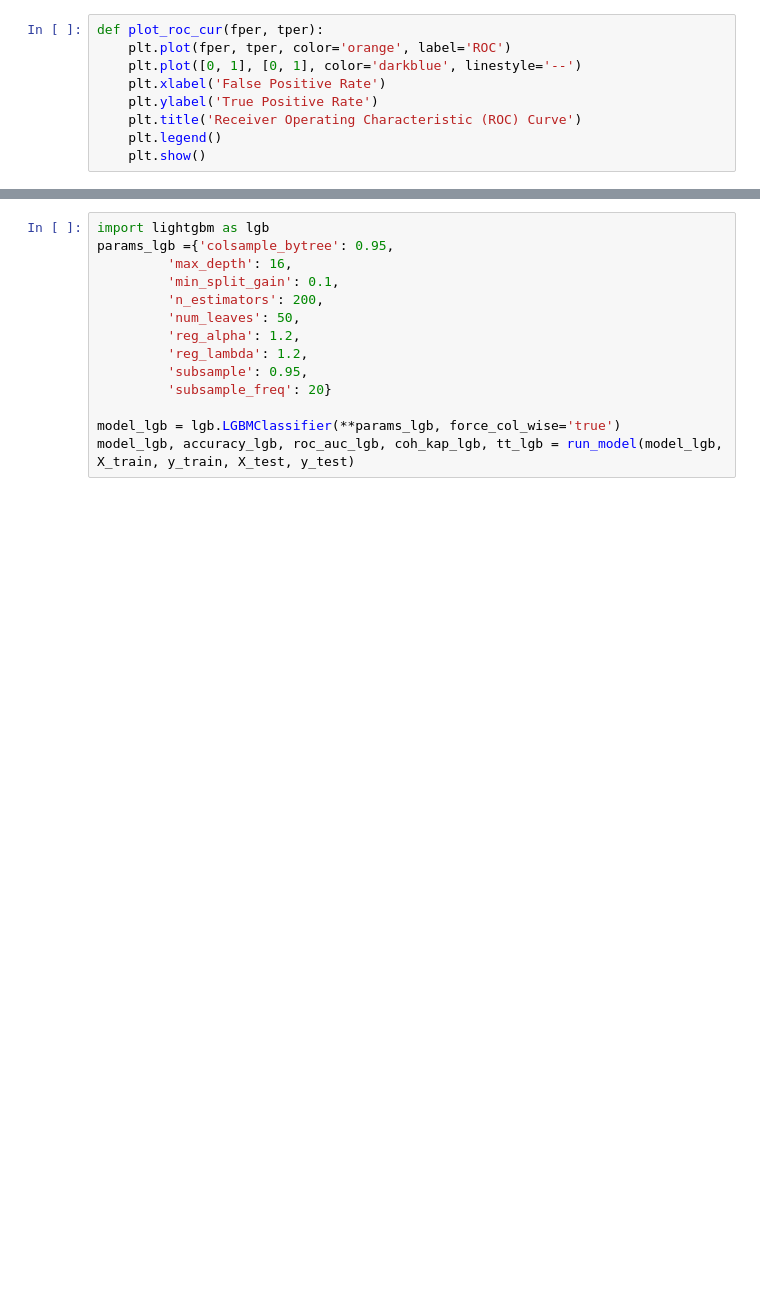
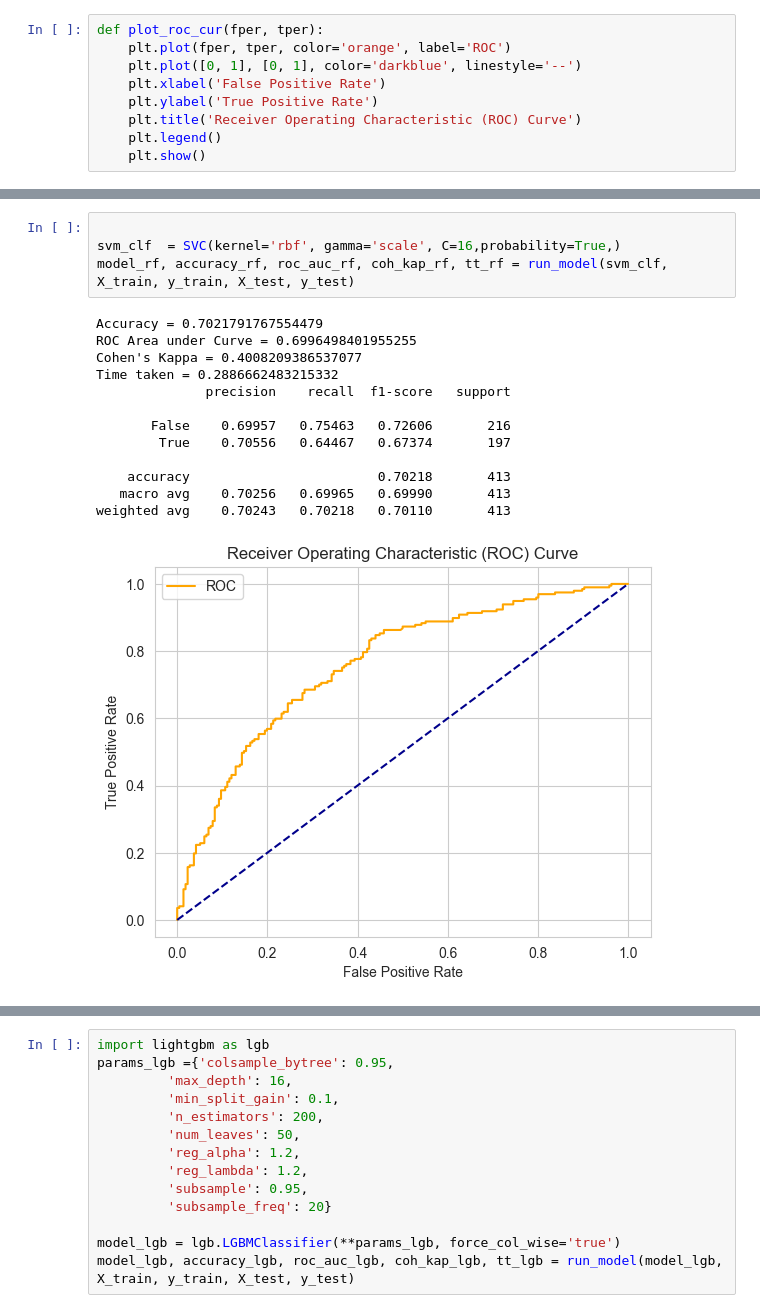
Before and after one commit to drinkincode/worldcup_predic_ml, a Jupyter notebook: worldcup_predic_notebook.ipynb, the cells around one changed output, grey strips where cells are left out. Saved outputs shown, nothing was run; the diff lists cells and outputs as text; blank space fills up the shorter version.

```diff
--- a/worldcup_predic_notebook.ipynb
+++ b/worldcup_predic_notebook.ipynb
@@ -397,0 +413,18 @@ weighted avg    0.61454   0.61501   0.61460       413
+# %%
+
+svm_clf  = SVC(kernel='rbf', gamma='scale', C=16,probability=True,)
+model_rf, accuracy_rf, roc_auc_rf, coh_kap_rf, tt_rf = run_model(svm_clf, X_train, y_train, X_test, y_test)
+# %% [output]
+Accuracy = 0.7021791767554479
+ROC Area under Curve = 0.6996498401955255
+Cohen's Kappa = 0.4008209386537077
+Time taken = 0.2886662483215332
+              precision    recall  f1-score   support
+
+       False    0.69957   0.75463   0.72606       216
+        True    0.70556   0.64467   0.67374       197
+
+    accuracy                        0.70218       413
+   macro avg    0.70256   0.69965   0.69990       413
+weighted avg    0.70243   0.70218   0.70110       413
+[figure, added]
```
Also changed, not shown: parts of 13 cells of this notebook.
